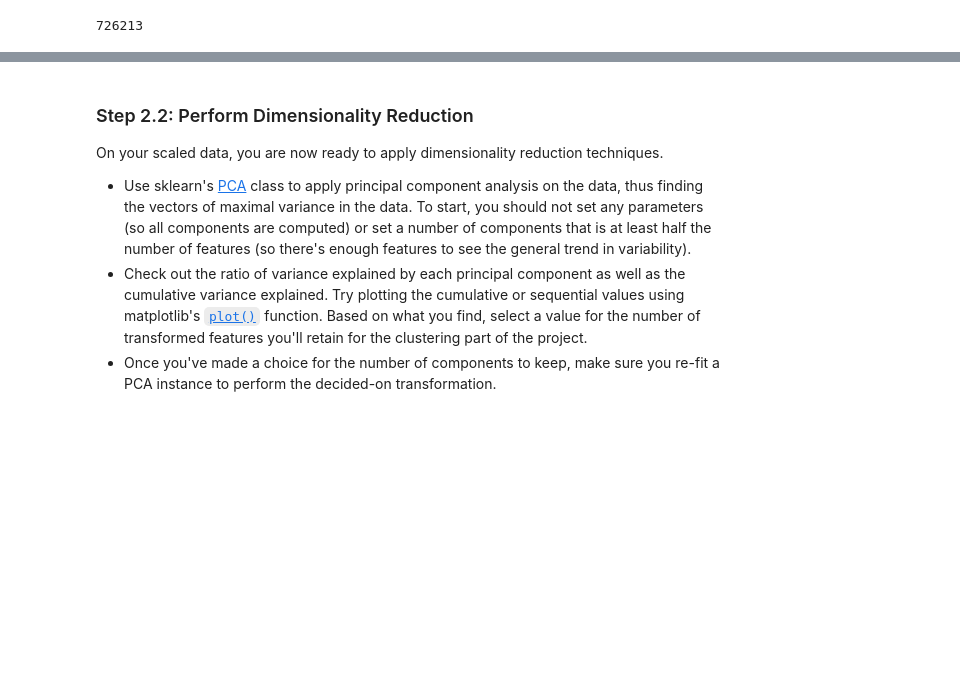
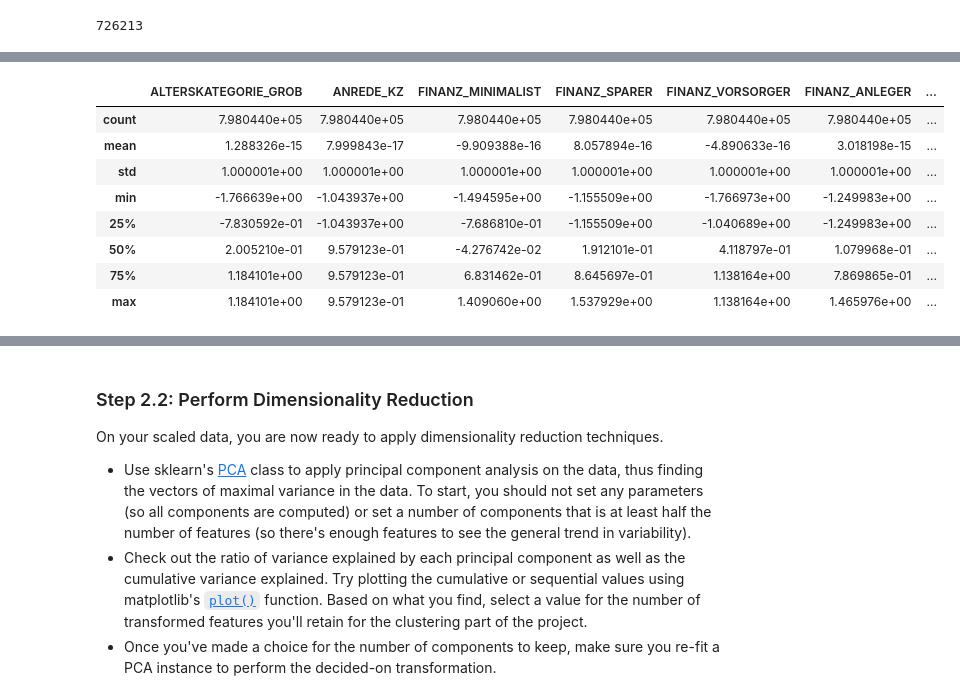
Before and after one commit to diggooddodg/Identify-customer-segments, a Jupyter notebook: Identify_Customer_Segments.ipynb, the cells around one changed output, grey strips where cells are left out. Saved outputs shown, nothing was run; the diff lists cells and outputs as text; code cells hidden in the pictures; blank space fills up the shorter version.

```diff
--- a/Identify_Customer_Segments.ipynb
+++ b/Identify_Customer_Segments.ipynb
@@ -1260,0 +1270,42 @@ gen_demo_clean_imputeddf = pd.DataFrame(gen_demo_clean_imputed)
+# %%
+#train the scaler using batches to prevent the kernel from dying
+from sklearn.preprocessing import StandardScaler
+scaler = StandardScaler()
+
+n = gen_demo_clean.shape[0]  # rows
+default_batch_size = 1000
+i = 0
+
+while i < n:
+    batch_size = min(default_batch_size, n - i)
+    batch = gen_demo_clean[i:i + batch_size]
+    scaler.partial_fit(batch)
+    i += batch_size
+# %%
+# Loop through the dataset again to transform it using the fitted scaler
+i = 0
+scaled_data = []
+while i < n:
+    batch_size = min(default_batch_size, n - i)
+    batch = gen_demo_clean[i:i + batch_size]
+    scaled_batch = scaler.transform(batch)
+    scaled_data.append(scaled_batch)
+    i += batch_size
+
+# Concatenate all the scaled batches into a single dataset
+scaled_data = np.vstack(scaled_data)
+
+# convert to dataframe
+gen_demo_clean_scaled = pd.DataFrame(scaled_data, columns=gen_demo_clean.columns)
+# %%
+gen_demo_clean_scaled.describe()
+# %% [output]
+|  | ALTERSKATEGORIE_GROB | ANREDE_KZ | FINANZ_MINIMALIST | FINANZ_SPARER | FINANZ_VORSORGER | FINANZ_ANLEGER | ... |
+| count | 7.980440e+05 | 7.980440e+05 | 7.980440e+05 | 7.980440e+05 | 7.980440e+05 | 7.980440e+05 | ... |
+| mean | 1.288326e-15 | 7.999843e-17 | -9.909388e-16 | 8.057894e-16 | -4.890633e-16 | 3.018198e-15 | ... |
+| std | 1.000001e+00 | 1.000001e+00 | 1.000001e+00 | 1.000001e+00 | 1.000001e+00 | 1.000001e+00 | ... |
+| min | -1.766639e+00 | -1.043937e+00 | -1.494595e+00 | -1.155509e+00 | -1.766973e+00 | -1.249983e+00 | ... |
+| 25% | -7.830592e-01 | -1.043937e+00 | -7.686810e-01 | -1.155509e+00 | -1.040689e+00 | -1.249983e+00 | ... |
+| 50% | 2.005210e-01 | 9.579123e-01 | -4.276742e-02 | 1.912101e-01 | 4.118797e-01 | 1.079968e-01 | ... |
+| 75% | 1.184101e+00 | 9.579123e-01 | 6.831462e-01 | 8.645697e-01 | 1.138164e+00 | 7.869865e-01 | ... |
+| max | 1.184101e+00 | 9.579123e-01 | 1.409060e+00 | 1.537929e+00 | 1.138164e+00 | 1.465976e+00 | ... |
```
Also changed, not shown: parts of 12 cells of this notebook.
